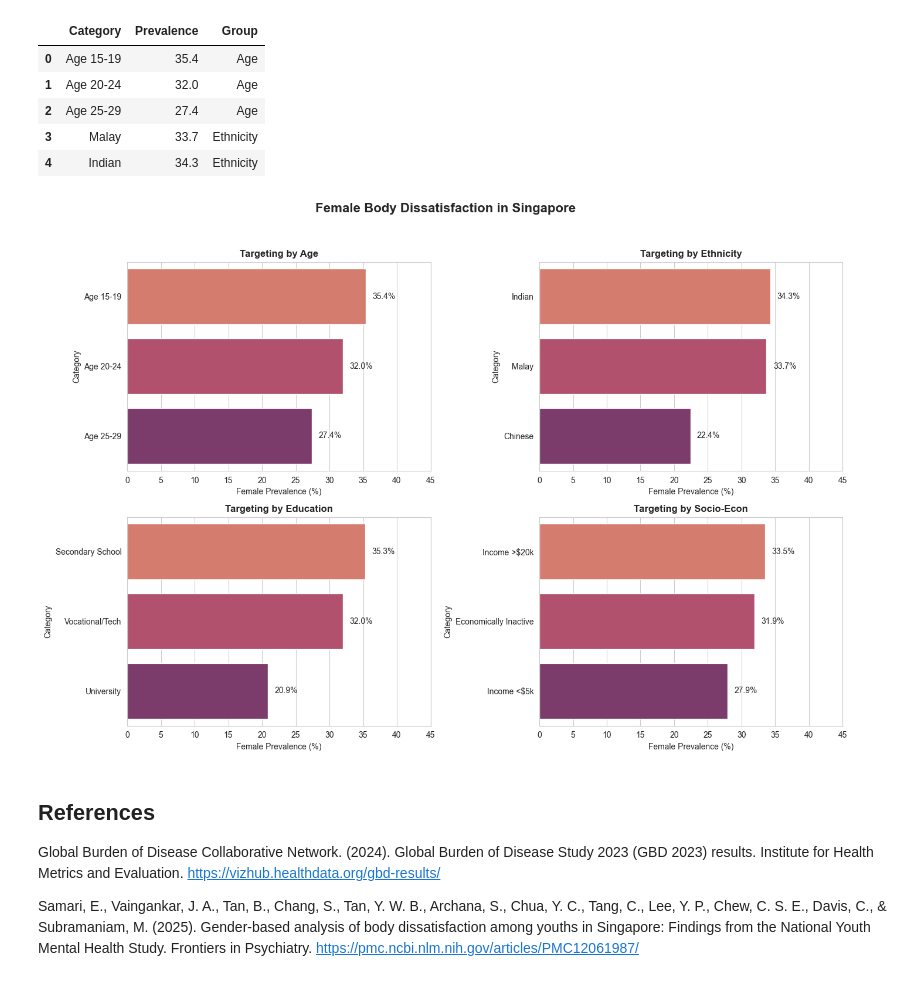
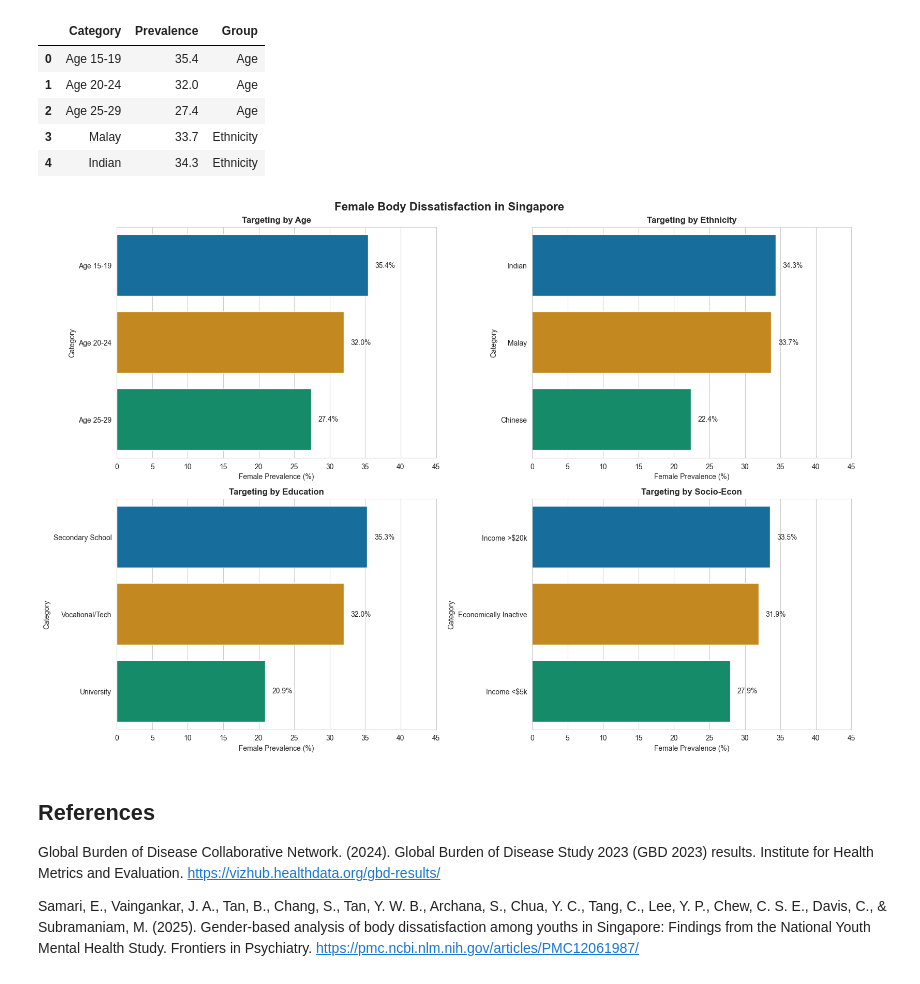
Before and after one commit to cherylololol/DSA4262, a Jupyter notebook: Assignment 1/DSA4262 Assignment 1.ipynb, the cells around one changed output. Cells and saved outputs as stored; diff of their text form; code cells hidden in the pictures.

```diff
--- a/Assignment 1/DSA4262 Assignment 1.ipynb
+++ b/Assignment 1/DSA4262 Assignment 1.ipynb
@@ -10,6 +12,9 @@ Cheryl Lee (Li Jia Xuan) A0262272J
 import pandas as pd
 import matplotlib.pyplot as plt
 import seaborn as sns
+# %%
+sns.set_palette("colorblind")
+sns.set_style("whitegrid")
 # %%
 df = pd.read_csv("../Assignment 1/data/IHME-GBD_2023_DATA-71f9759e-1.csv", header=0)
 df.head()
@@ -148,38 +175,37 @@ df3.head()
 | 3 | Malay | 33.7 | Ethnicity |
 | 4 | Indian | 34.3 | Ethnicity |
 # %%
-plt.figure(figsize=(14, 10))
+plt.figure(figsize=(16, 11))
 sns.set_style("whitegrid")
 
 for i, group in enumerate(['Age', 'Ethnicity', 'Education', 'Socio-Econ'], 1):
     plt.subplot(2, 2, i)
     subset = df3[df3['Group'] == group].sort_values('Prevalence', ascending=False)
 
     ax = sns.barplot(
-        x='Prevalence',
-        y='Category',
-        hue='Category',
+        x="Prevalence", y="Category",
         data=subset,
-        palette='flare',
+        hue="Category",
+        dodge=False,
         legend=False
     )
 
     plt.title(f'Targeting by {group}', fontweight='bold')
     plt.xlabel('Female Prevalence (%)')
     plt.xlim(0, 45)
 
     for p in ax.patches:
         ax.annotate(
             f'{p.get_width()}%',
             (p.get_width() + 1, p.get_y() + p.get_height() / 2),
             va='center'
         )
 
 plt.suptitle('Female Body Dissatisfaction in Singapore', fontsize=16, fontweight='bold')
-plt.tight_layout(rect=[0, 0.03, 1, 0.95])
+plt.tight_layout()
 plt.savefig('plot3_actionable.png')
 # %% [output]
-[figure, old version]
+[figure, new version]
 # %% [markdown]
 ## References
 Global Burden of Disease Collaborative Network. (2024). Global Burden of Disease Study 2023 (GBD 2023) results. Institute for Health Metrics and Evaluation. https://vizhub.healthdata.org/gbd-results/
```
Also changed, not shown: parts of 3 cells of this notebook, 4 other files.
